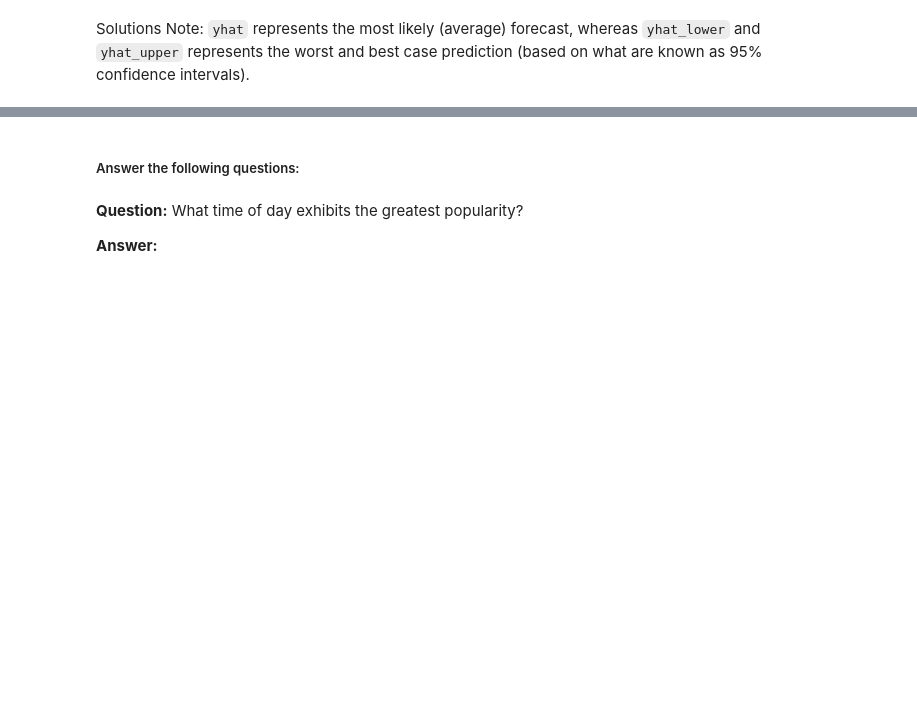
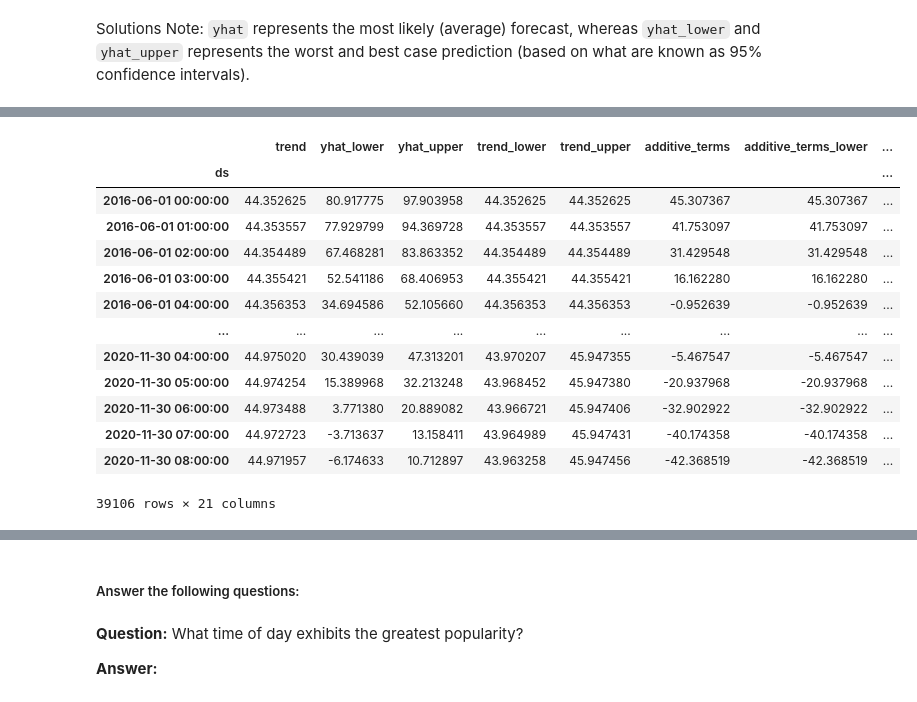
Before and after one commit to rune-encoder/prophet-challenge, a Jupyter notebook: forecasting_net_prophet.ipynb, the cells around one changed output, grey strips where cells are left out. Cells and saved outputs as stored; diff of their text form; code cells hidden in the pictures; blank space fills up the shorter version.

```diff
--- a/forecasting_net_prophet.ipynb
+++ b/forecasting_net_prophet.ipynb
@@ -455,2 +628,19 @@ Solutions Note: `yhat` represents the most likely (average) forecast, whereas `y
+# %%
+forecast_mercado_trends
+# %% [output]
+|  | trend | yhat_lower | yhat_upper | trend_lower | trend_upper | additive_terms | additive_terms_lower | ... |
+| ds |  |  |  |  |  |  |  | ... |
+| 2016-06-01 00:00:00 | 44.352625 | 80.917775 | 97.903958 | 44.352625 | 44.352625 | 45.307367 | 45.307367 | ... |
+| 2016-06-01 01:00:00 | 44.353557 | 77.929799 | 94.369728 | 44.353557 | 44.353557 | 41.753097 | 41.753097 | ... |
+| 2016-06-01 02:00:00 | 44.354489 | 67.468281 | 83.863352 | 44.354489 | 44.354489 | 31.429548 | 31.429548 | ... |
+| 2016-06-01 03:00:00 | 44.355421 | 52.541186 | 68.406953 | 44.355421 | 44.355421 | 16.162280 | 16.162280 | ... |
+| 2016-06-01 04:00:00 | 44.356353 | 34.694586 | 52.105660 | 44.356353 | 44.356353 | -0.952639 | -0.952639 | ... |
+| ... | ... | ... | ... | ... | ... | ... | ... | ... |
+| 2020-11-30 04:00:00 | 44.975020 | 30.439039 | 47.313201 | 43.970207 | 45.947355 | -5.467547 | -5.467547 | ... |
+| 2020-11-30 05:00:00 | 44.974254 | 15.389968 | 32.213248 | 43.968452 | 45.947380 | -20.937968 | -20.937968 | ... |
+| 2020-11-30 06:00:00 | 44.973488 | 3.771380 | 20.889082 | 43.966721 | 45.947406 | -32.902922 | -32.902922 | ... |
+| 2020-11-30 07:00:00 | 44.972723 | -3.713637 | 13.158411 | 43.964989 | 45.947431 | -40.174358 | -40.174358 | ... |
+| 2020-11-30 08:00:00 | 44.971957 | -6.174633 | 10.712897 | 43.963258 | 45.947456 | -42.368519 | -42.368519 | ... |
+39106 rows × 21 columns
 # %%
 # Reset the index in the forecast_mercado_trends DataFrame
```
Also changed, not shown: parts of 13 cells of this notebook.
